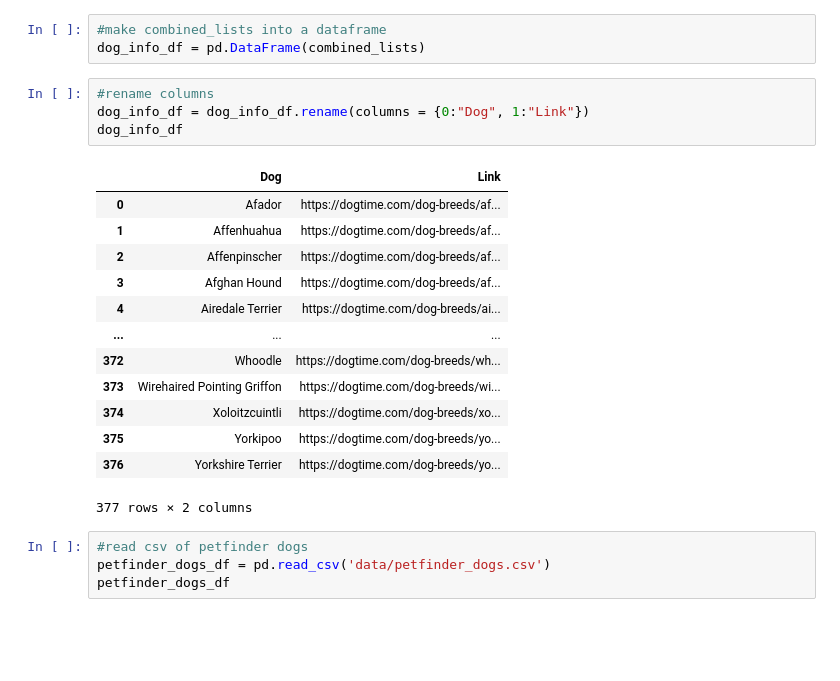
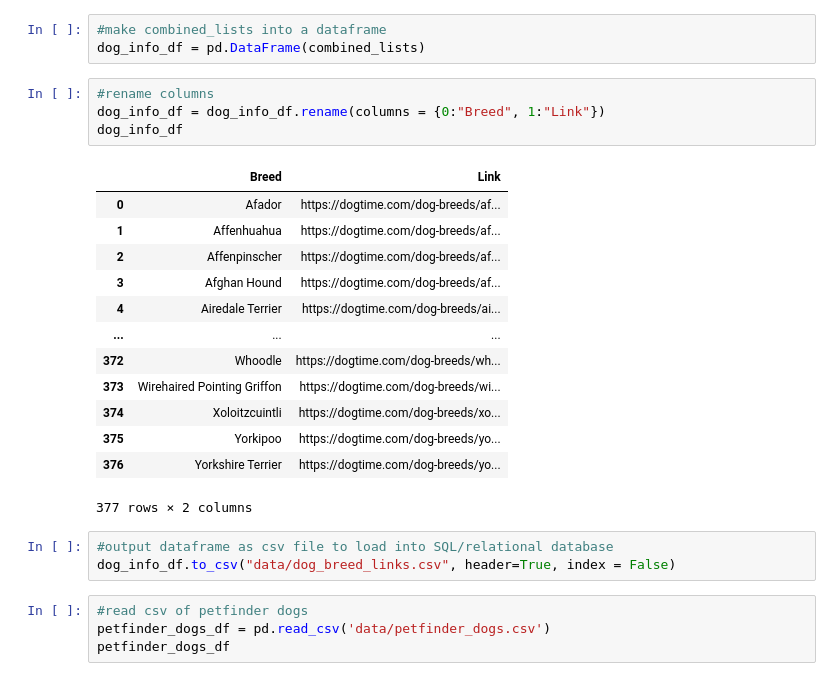
Before and after one commit to hannah8075/ETL-challenge, a Jupyter notebook: Dog_Breed_info_cleaning.ipynb, the cells around one changed output. Saved outputs shown, nothing was run; the diff lists cells and outputs as text; blank space fills up the shorter version.

Commit message:
exporting dog_breed_info data to csv files

```diff
--- a/Dog_Breed_info_cleaning.ipynb
+++ b/Dog_Breed_info_cleaning.ipynb
@@ -65,10 +46,10 @@ combined_lists = list(zip(dog_breed_list, dog_links))
 dog_info_df = pd.DataFrame(combined_lists)
 # %%
 #rename columns
-dog_info_df = dog_info_df.rename(columns = {0:"Dog", 1:"Link"})
+dog_info_df = dog_info_df.rename(columns = {0:"Breed", 1:"Link"})
 dog_info_df
 # %% [output]
-|  | Dog | Link |
+|  | Breed | Link |
 | 0 | Afador | https://dogtime.com/dog-breeds/af... |
 | 1 | Affenhuahua | https://dogtime.com/dog-breeds/af... |
 | 2 | Affenpinscher | https://dogtime.com/dog-breeds/af... |
@@ -81,6 +62,9 @@ dog_info_df
 | 375 | Yorkipoo | https://dogtime.com/dog-breeds/yo... |
 | 376 | Yorkshire Terrier | https://dogtime.com/dog-breeds/yo... |
 377 rows × 2 columns
+# %%
+#output dataframe as csv file to load into SQL/relational database
+dog_info_df.to_csv("data/dog_breed_links.csv", header=True, index = False)
 # %%
 #read csv of petfinder dogs
 petfinder_dogs_df = pd.read_csv('data/petfinder_dogs.csv')
```
Also changed, not shown: parts of 6 cells of this notebook, 2 other files.
